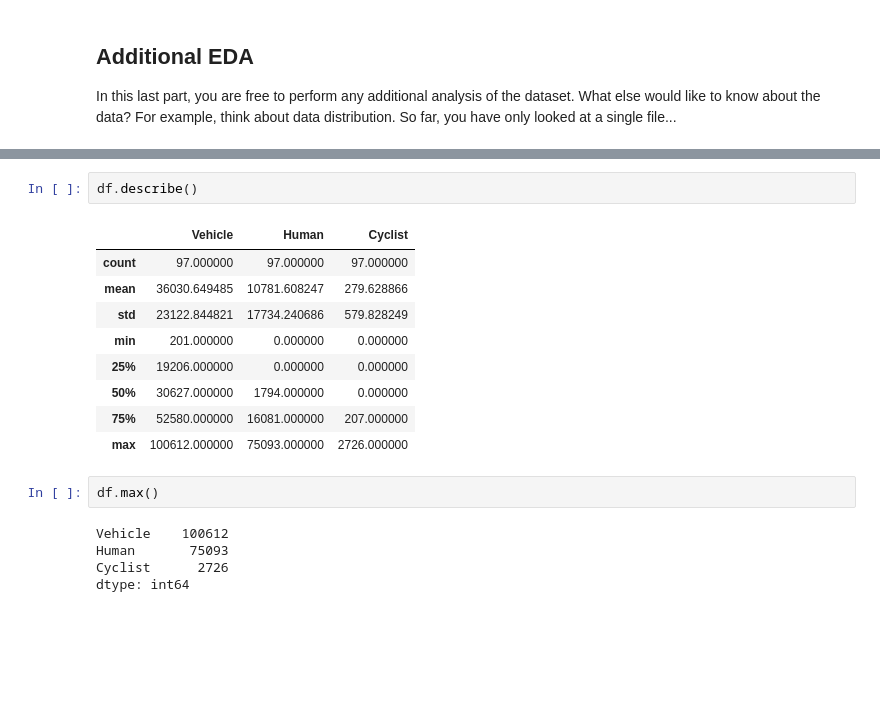
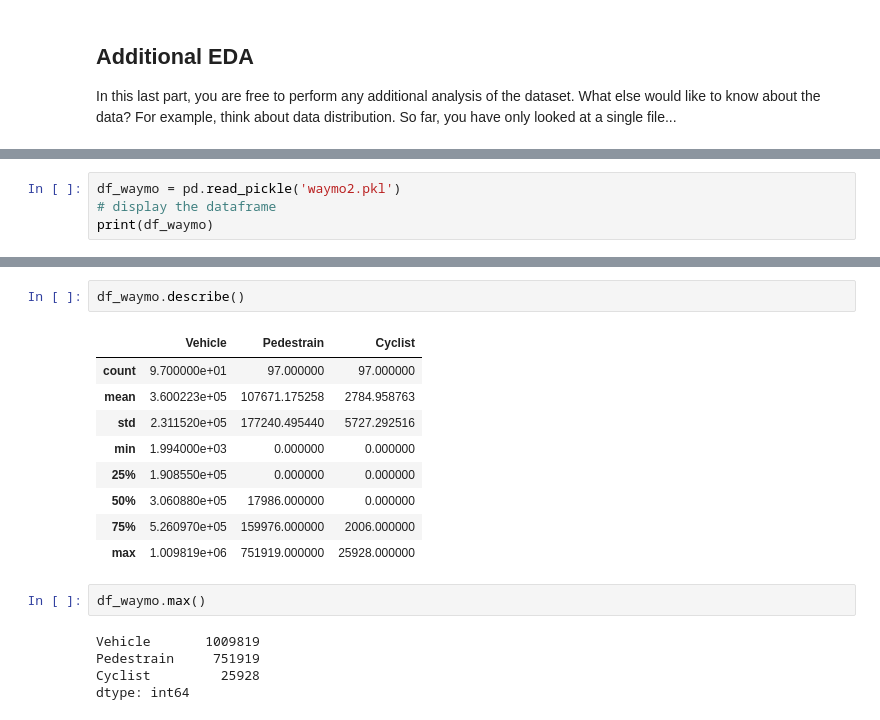
Before and after one commit to arurama/nd013-c1-vision-starter, a Jupyter notebook: Exploratory Data Analysis.ipynb, the cells around one changed output, grey strips where cells are left out. Cells and saved outputs as stored; diff of their text form; blank space fills up the shorter version.

```diff
--- a/Exploratory Data Analysis.ipynb
+++ b/Exploratory Data Analysis.ipynb
@@ -234,0 +167,4 @@ data/waymo/training_and_validation/segment-1202...    48792  17024        0
+# %%
+df_waymo = pd.read_pickle('waymo2.pkl')
+# display the dataframe
+print(df_waymo)
@@ -235,19 +189,19 @@ data/waymo/training_and_validation/segment-1202...    48792  17024        0
 # %%
-df.describe()
+df_waymo.describe()
 # %% [output]
-|  | Vehicle | Human | Cyclist |
-| count | 97.000000 | 97.000000 | 97.000000 |
-| mean | 36030.649485 | 10781.608247 | 279.628866 |
-| std | 23122.844821 | 17734.240686 | 579.828249 |
-| min | 201.000000 | 0.000000 | 0.000000 |
-| 25% | 19206.000000 | 0.000000 | 0.000000 |
-| 50% | 30627.000000 | 1794.000000 | 0.000000 |
-| 75% | 52580.000000 | 16081.000000 | 207.000000 |
-| max | 100612.000000 | 75093.000000 | 2726.000000 |
+|  | Vehicle | Pedestrain | Cyclist |
+| count | 9.700000e+01 | 97.000000 | 97.000000 |
+| mean | 3.600223e+05 | 107671.175258 | 2784.958763 |
+| std | 2.311520e+05 | 177240.495440 | 5727.292516 |
+| min | 1.994000e+03 | 0.000000 | 0.000000 |
+| 25% | 1.908550e+05 | 0.000000 | 0.000000 |
+| 50% | 3.060880e+05 | 17986.000000 | 0.000000 |
+| 75% | 5.260970e+05 | 159976.000000 | 2006.000000 |
+| max | 1.009819e+06 | 751919.000000 | 25928.000000 |
 # %%
-df.max()
+df_waymo.max()
 # %% [output]
-Vehicle    100612
-Human       75093
-Cyclist      2726
+Vehicle       1009819
+Pedestrain     751919
+Cyclist         25928
 dtype: int64
```
Also changed, not shown: parts of 31 cells of this notebook, 2 other files.
